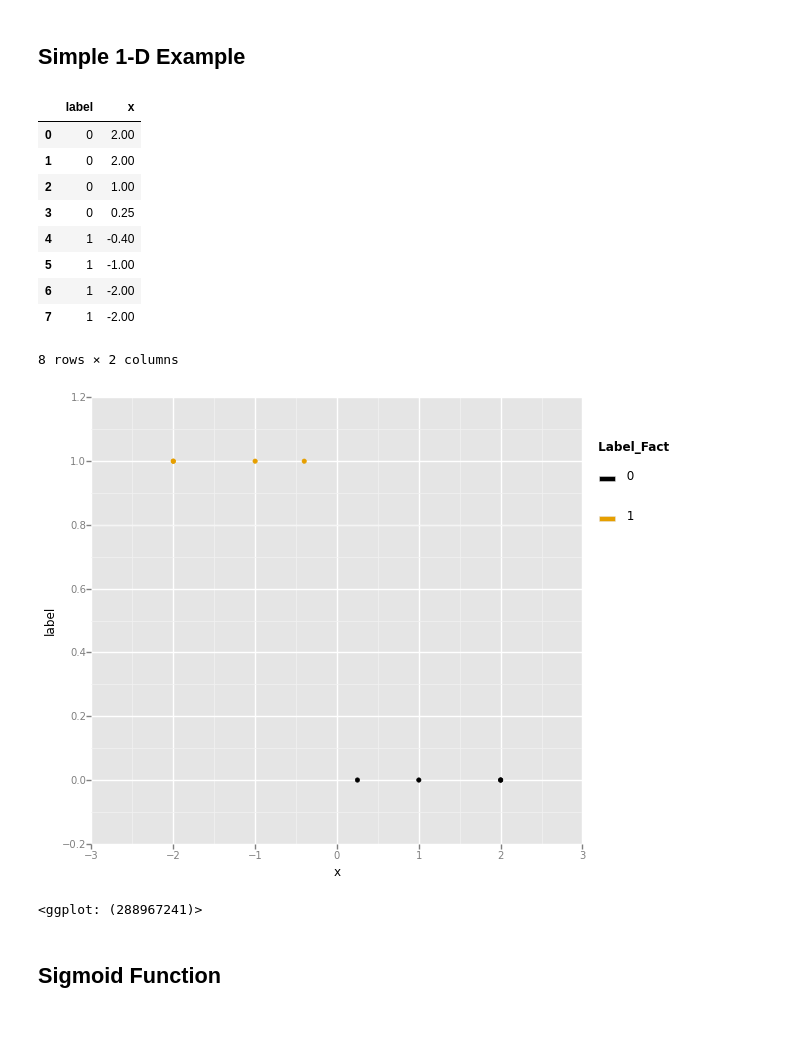
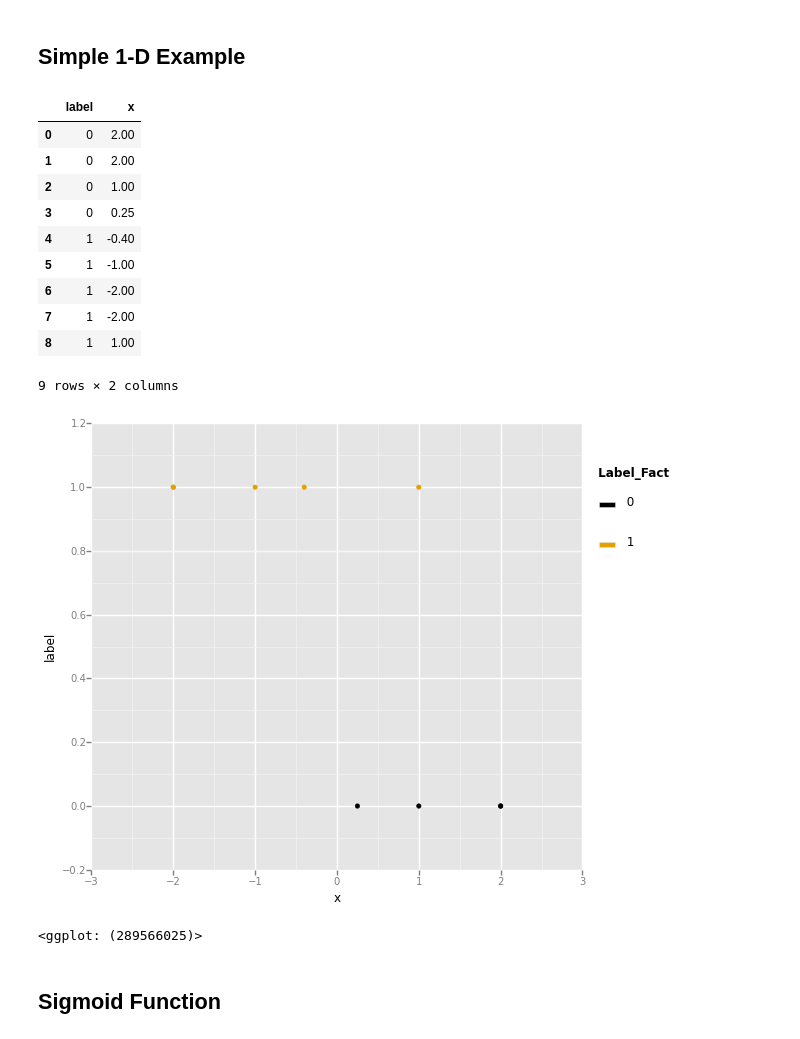
Before and after one commit to DrSkippy/Data-Science-45min-Intros, a Jupyter notebook: logistic-regression/Logistic Regression.ipynb, the cells around one changed output. Drawn from its saved outputs; the diff is of its cells as text; code cells hidden in the pictures.

```diff
--- a/logistic-regression/Logistic Regression.ipynb
+++ b/logistic-regression/Logistic Regression.ipynb
@@ -17,27 +17,28 @@ from ggplot import *
 # %% [markdown]
 ## Simple 1-D Example
 # %%
-dat_1d = {"x"    :[2, 2, 1, 0.25, -0.4, -1, -2, -2],
-       "label":[0, 0, 0,    0,    1,  1,  1,  1]}
+dat_1d = {"x"    :[2, 2, 1, 0.25, -0.4, -1, -2, -2, 1],
+       "label":[0, 0, 0,    0,    1,  1,  1,  1, 1]}
 df_1d = pd.DataFrame.from_dict(data = dat_1d)
 df_1d
 # %% [output]
 |  | label | x |
 | 0 | 0 | 2.00 |
 | 1 | 0 | 2.00 |
 | 2 | 0 | 1.00 |
 | 3 | 0 | 0.25 |
 | 4 | 1 | -0.40 |
 | 5 | 1 | -1.00 |
 | 6 | 1 | -2.00 |
 | 7 | 1 | -2.00 |
+| 8 | 1 | 1.00 |
-8 rows × 2 columns
+9 rows × 2 columns
 # %%
 df_1d["label_fact"] = pd.Categorical.from_array([str(x) for x in df_1d.label])
 ggplot(aes(x="x",y="label", color="label_fact"), data=df_1d) + geom_point()
 # %% [output]
 [figure]
-<ggplot: (288967241)>
+<ggplot: (289566025)>
 # %% [markdown]
 ## Sigmoid Function
 # %% [markdown]
```
Also changed, not shown: parts of 9 cells of this notebook, 1 other file.
